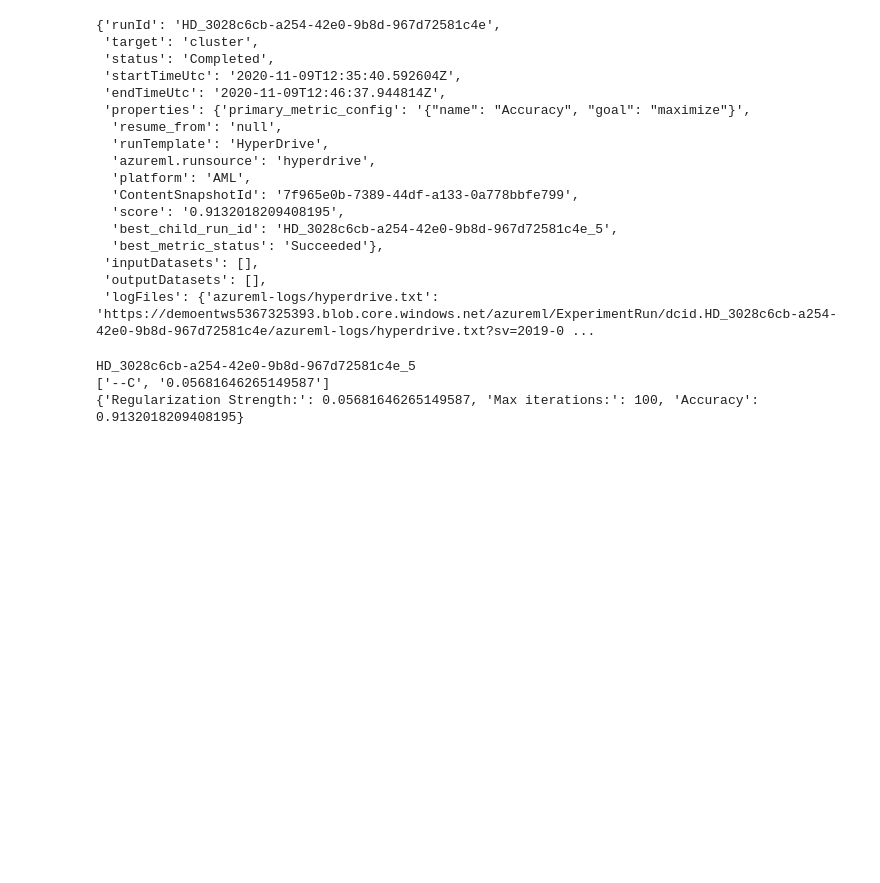
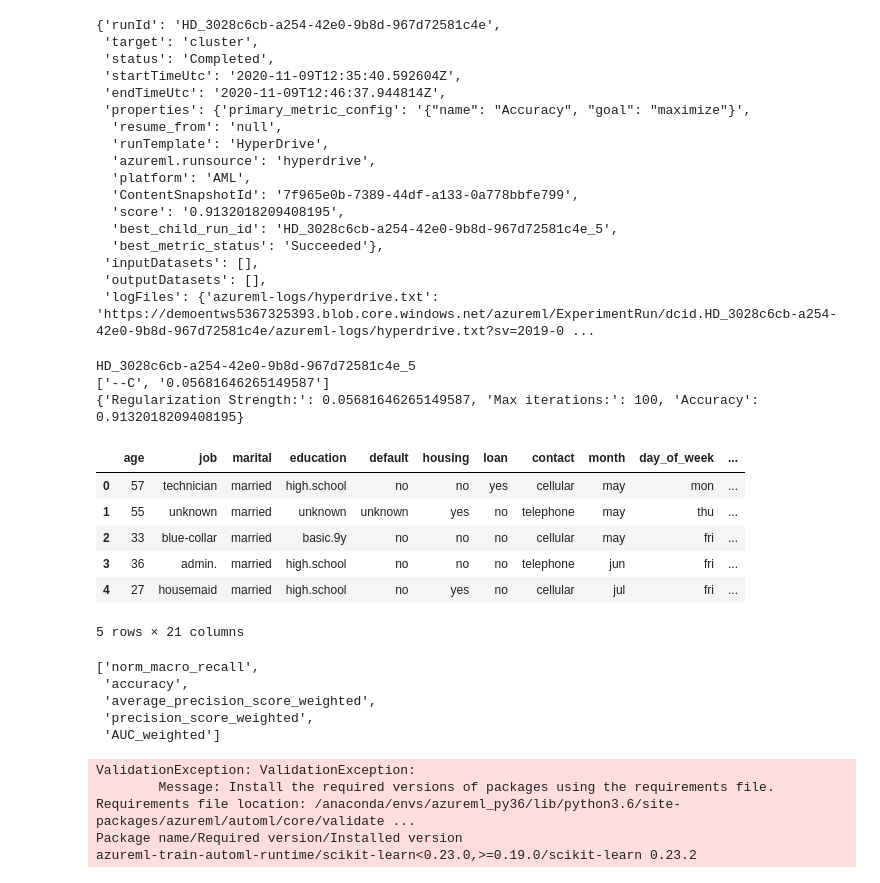
Before and after one commit to lucazav/nd00333_AZMLND_Optimizing_a_Pipeline_in_Azure-Starter_Files, a Jupyter notebook: udacity-project.ipynb, the cells around one changed output. Saved outputs shown, nothing was run; the diff lists cells and outputs as text; code cells hidden in the pictures; blank space fills up the shorter version.

Commit message:
Added AutoML config code

```diff
--- a/udacity-project.ipynb
+++ b/udacity-project.ipynb
@@ -141,13 +141,28 @@ os.makedirs('./training', exist_ok=True)
 best_run.download_file(name='outputs/bankmarketing_hyperdrive.pkl',
                        output_file_path='training/bankmarketing_hyperdrive.pkl')
 # %%
-from azureml.data.dataset_factory import TabularDatasetFactory
+#from azureml.data.dataset_factory import TabularDatasetFactory
 
 # Create TabularDataset using TabularDatasetFactory
 # Data is available at:
 # "https://automlsamplenotebookdata.blob.core.windows.net/automl-sample-notebook-data/bankmarketing_train.csv"
 
-### YOUR CODE HERE ###
+from azureml.core import Dataset
+
+# create a FileDataset from image and label files behind public web urls
+web_path = 'https://automlsamplenotebookdata.blob.core.windows.net/automl-sample-notebook-data/bankmarketing_train.csv'
+
+ds = Dataset.Tabular.from_delimited_files(path=web_path)
+# %%
+ds.take(5).to_pandas_dataframe()
+# %% [output]
+|  | age | job | marital | education | default | housing | loan | contact | month | day_of_week | ... |
+| 0 | 57 | technician | married | high.school | no | no | yes | cellular | may | mon | ... |
+| 1 | 55 | unknown | married | unknown | unknown | yes | no | telephone | may | thu | ... |
+| 2 | 33 | blue-collar | married | basic.9y | no | no | no | cellular | may | fri | ... |
+| 3 | 36 | admin. | married | high.school | no | no | no | telephone | jun | fri | ... |
+| 4 | 27 | housemaid | married | high.school | no | yes | no | cellular | jul | fri | ... |
+5 rows × 21 columns
 # %%
 from train import clean_data
 
@@ -156,3 +170,14 @@ x, y = clean_data(### YOUR DATA OBJECT HERE ###)
+# %%
+from azureml.train.automl import AutoMLConfig
+
+# Get a list of valid metrics for your given task
+azureml.train.automl.utilities.get_primary_metrics('classification')
+# %% [output]
+['norm_macro_recall',
+ 'accuracy',
+ 'average_precision_score_weighted',
+ 'precision_score_weighted',
+ 'AUC_weighted']
 # %%
 from azureml.train.automl import AutoMLConfig
 
@@ -170,4 +195,9 @@ automl_config = AutoMLConfig(
 # %%
 # Submit your automl run
-
-### YOUR CODE HERE ###
+automl_run = exp.submit(automl_config, show_output = False)
+automl_run
+# %% [output]
+ValidationException: ValidationException:
+        Message: Install the required versions of packages using the requirements file. Requirements file location: /anaconda/envs/azureml_py36/lib/python3.6/site-packages/azureml/automl/core/validate ...
+Package name/Required version/Installed version
+azureml-train-automl-runtime/scikit-learn<0.23.0,>=0.19.0/scikit-learn 0.23.2
```
Also changed, not shown: parts of 4 cells of this notebook.
